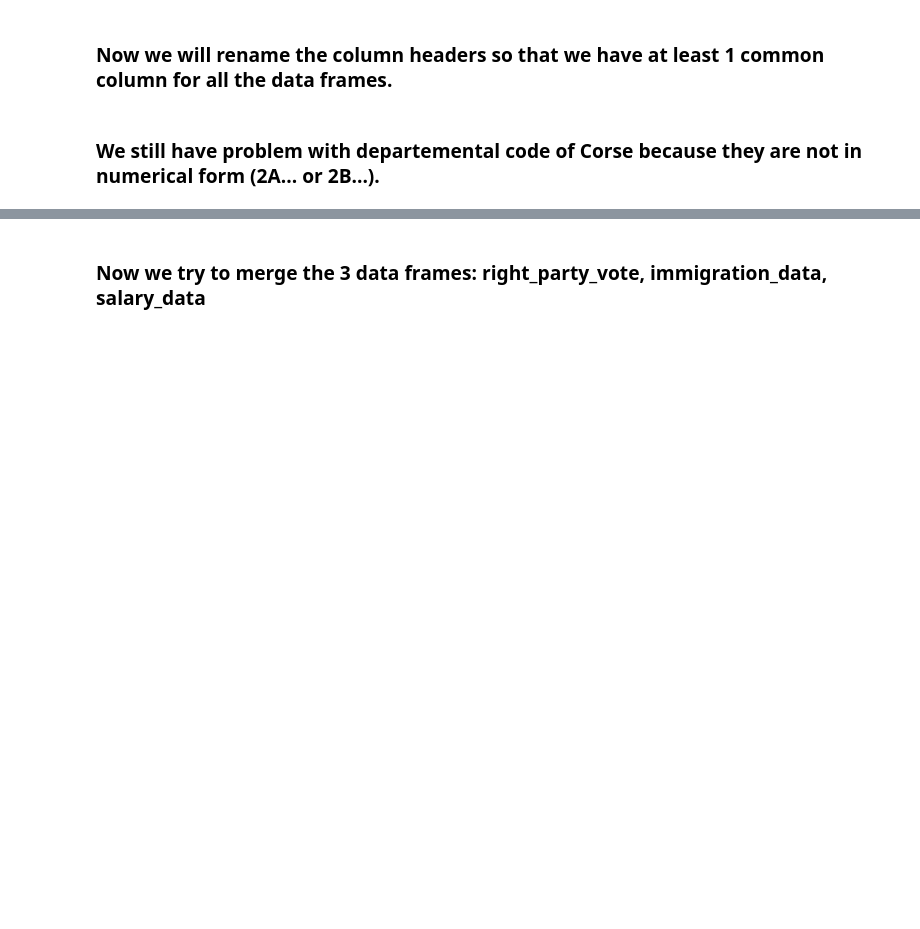
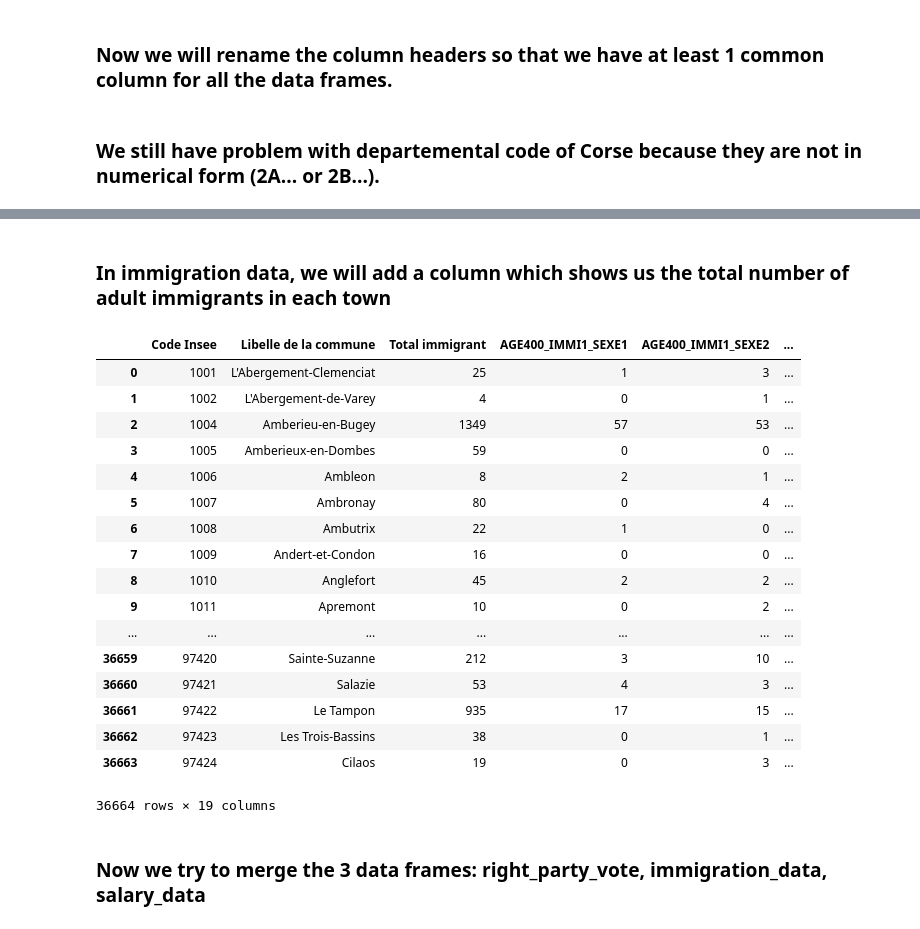
Before and after one commit to du-phan/Electoral-Analysis, a Jupyter notebook: supplementary_data_cleaning.ipynb, the cells around one changed output, grey strips where cells are left out. Drawn from its saved outputs; the diff is of its cells as text; code cells hidden in the pictures; blank space fills up the shorter version.

```diff
--- a/supplementary_data_cleaning.ipynb
+++ b/supplementary_data_cleaning.ipynb
@@ -74,3 +76,52 @@ population_data = replace_insee_code(population_data)
+# %%
+def float_to_int(data):
+    new_data = data.copy()
+    for col in new_data.columns:
+        not_nan_index = [not ind for ind in new_data[col].isnull()]
+        not_nan_value = new_data[col][not_nan_index]
+        if type(not_nan_value.iloc[0]) == np.float64: #check the first not-NaN value
+            new_data[col] = new_data[col].round()
+    return new_data
+# %%
+immigration_data = float_to_int(immigration_data)
+population_data = float_to_int(population_data)
+# %% [markdown]
+### In immigration data, we will add a column which shows us the total number of adult immigrants  in each town
+# %%
+def add_total_immigrant_variable(data):
+    new_data = data.copy()
+    variable_list = []
+    for variable in data.columns.tolist():
+        if 'IMMI1' in variable and 'AGE400' not in variable:
+            variable_list.append(variable)
+    new_data['Total immigrant'] = new_data[variable_list].sum(axis=1)
+    col = new_data.columns.tolist()
+    col = col[:2] + col[-1:] + col[2:-1]
+    new_data = new_data[col]
+    return new_data
+# %%
+immigration_data = add_total_immigrant_variable(immigration_data)
+# %%
+immigration_data
+# %% [output]
+|  | Code Insee | Libelle de la commune | Total immigrant | AGE400_IMMI1_SEXE1 | AGE400_IMMI1_SEXE2 | ... |
+| 0 | 1001 | L'Abergement-Clemenciat | 25 | 1 | 3 | ... |
+| 1 | 1002 | L'Abergement-de-Varey | 4 | 0 | 1 | ... |
+| 2 | 1004 | Amberieu-en-Bugey | 1349 | 57 | 53 | ... |
+| 3 | 1005 | Amberieux-en-Dombes | 59 | 0 | 0 | ... |
+| 4 | 1006 | Ambleon | 8 | 2 | 1 | ... |
+| 5 | 1007 | Ambronay | 80 | 0 | 4 | ... |
+| 6 | 1008 | Ambutrix | 22 | 1 | 0 | ... |
+| 7 | 1009 | Andert-et-Condon | 16 | 0 | 0 | ... |
+| 8 | 1010 | Anglefort | 45 | 2 | 2 | ... |
+| 9 | 1011 | Apremont | 10 | 0 | 2 | ... |
+| ... | ... | ... | ... | ... | ... | ... |
+| 36659 | 97420 | Sainte-Suzanne | 212 | 3 | 10 | ... |
+| 36660 | 97421 | Salazie | 53 | 4 | 3 | ... |
+| 36661 | 97422 | Le Tampon | 935 | 17 | 15 | ... |
+| 36662 | 97423 | Les Trois-Bassins | 38 | 0 | 1 | ... |
+| 36663 | 97424 | Cilaos | 19 | 0 | 3 | ... |
+36664 rows × 19 columns
 # %% [markdown]
 ### Now we try to merge the 3 data frames: right_party_vote, immigration_data, salary_data
 # %%
```
Also changed, not shown: parts of 5 cells of this notebook.
